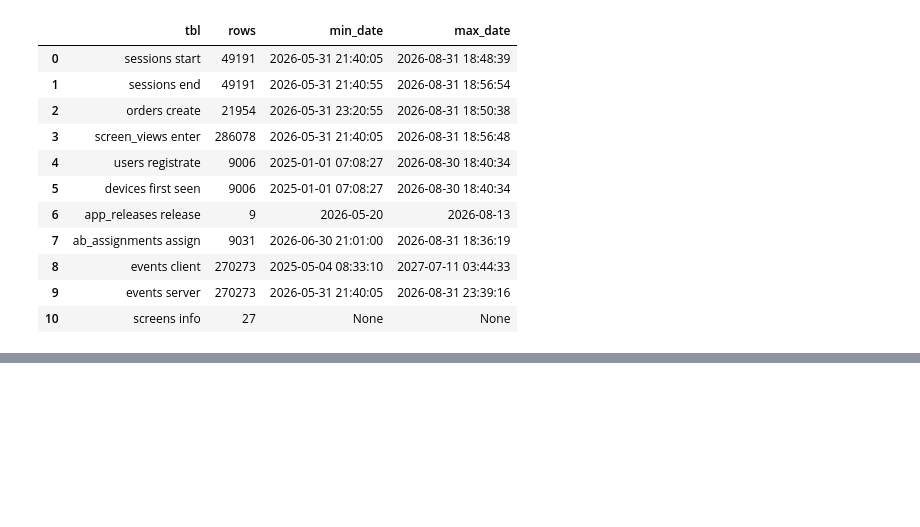
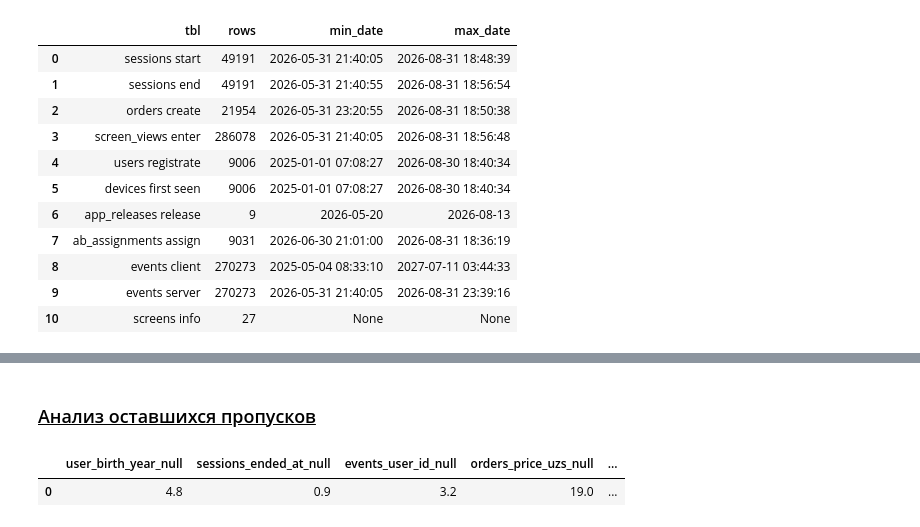
Before and after one commit to AltermaRRinuz/tezgo-product-analytics, a Jupyter notebook: notebooks/01_data_quality.ipynb, the cells around one changed output, grey strips where cells are left out. Cells and saved outputs as stored; diff of their text form; code cells hidden in the pictures; blank space fills up the shorter version.

```diff
--- a/notebooks/01_data_quality.ipynb
+++ b/notebooks/01_data_quality.ipynb
@@ -129,0 +395,14 @@ FROM screens;
+# %% [markdown]
+### <u>Анализ оставшихся пропусков</u>
+# %%
+query('''
+SELECT
+      (SELECT ROUND(AVG(birth_year IS NULL) * 100, 1) FROM users)  AS user_birth_year_null,
+      (SELECT ROUND(AVG(ended_at IS NULL) * 100, 1) FROM sessions) AS sessions_ended_at_null,
+      (SELECT ROUND(AVG(user_id IS NULL) * 100, 1) FROM events)    AS events_user_id_null,
+      (SELECT ROUND(AVG(price_uzs IS NULL) * 100, 1) FROM orders)  AS orders_price_uzs_null,
+      (SELECT ROUND(AVG(price_uzs IS NULL) * 100, 1) FROM orders WHERE status = 'completed') AS completed_price_uzs_null;
+''')
+# %% [output]
+|  | user_birth_year_null | sessions_ended_at_null | events_user_id_null | orders_price_uzs_null | ... |
+| 0 | 4.8 | 0.9 | 3.2 | 19.0 | ... |
```
Also changed, not shown: parts of 18 cells of this notebook, 1 other file.
